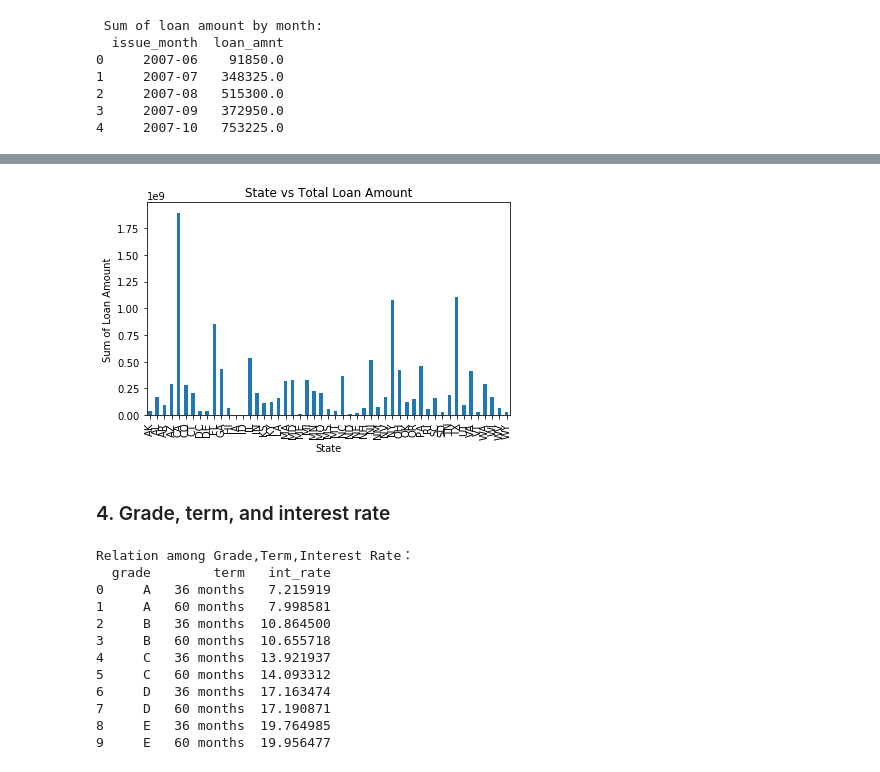
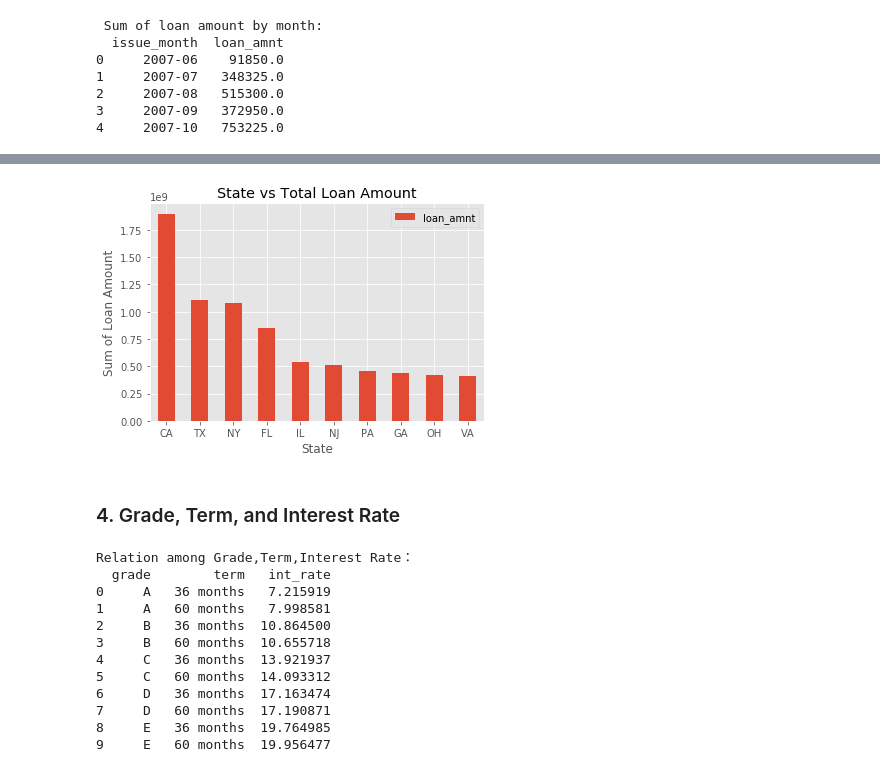
Before and after one commit to freena22/Data-Science-Projects, a Jupyter notebook: 06_Analyze_Lending_Club's_Issued_Loans.ipynb, the cells around one changed output, grey strips where cells are left out. Drawn from its saved outputs; the diff is of its cells as text; code cells hidden in the pictures.

```diff
--- a/06_Analyze_Lending_Club's_Issued_Loans.ipynb
+++ b/06_Analyze_Lending_Club's_Issued_Loans.ipynb
@@ -1,8 +12,10 @@
 # %%
 import warnings; warnings.simplefilter('ignore')
+import os
 import pandas as pd
 import numpy as np
 import matplotlib.pyplot as plt
+plt.style.use('ggplot')
 import seaborn as sns
 from sklearn.datasets import make_classification
 from sklearn.model_selection import train_test_split
@@ -147,6 +185,7 @@ data_group_by_state = used_data.groupby(['addr_state'])['loan_amnt'].sum()
 # %%
-data_group_by_state_df = pd.DataFrame(data_group_by_state).reset_index()
+data_group_by_state = used_data.groupby(['addr_state'])['loan_amnt'].sum()
+data_group_by_state_df = pd.DataFrame(data_group_by_state)
 print('\nSum of loan amount by state：')
-print(data_group_by_state_df.head())
+data_group_by_state_df.sort_values(['loan_amnt'],ascending=False)[0:10]
 # %% [output]
 Sum of loan amount by state：
@@ -160,17 +205,17 @@ Sum of loan amount by state：
 # save the result
 data_group_by_state_df.to_csv('load_amount_by_state.csv', index=False)
 # %%
-data_group_by_state.plot(kind='bar')
+data_group_by_state_df.sort_values(['loan_amnt'],ascending=False)[0:10].plot(kind='bar')
 plt.xlabel('State')
 plt.ylabel('Sum of Loan Amount')
 plt.title('State vs Total Loan Amount')
-plt.tight_layout()
+plt.xticks(rotation=360)
 plt.savefig('loan_amount_vs_state.png')
 plt.show()
 # %% [output]
-[figure, old version]
+[figure, new version]
 # %% [markdown]
-### 4. Grade, term, and interest rate
+### 4. Grade, Term, and Interest Rate
 # %%
 data_group_by_grade_term = used_data.groupby(['grade', 'term'])['int_rate'].mean()
 data_group_by_grade_term_df = pd.DataFrame(data_group_by_grade_term).reset_index()
```
Also changed, not shown: parts of 66 cells of this notebook.
